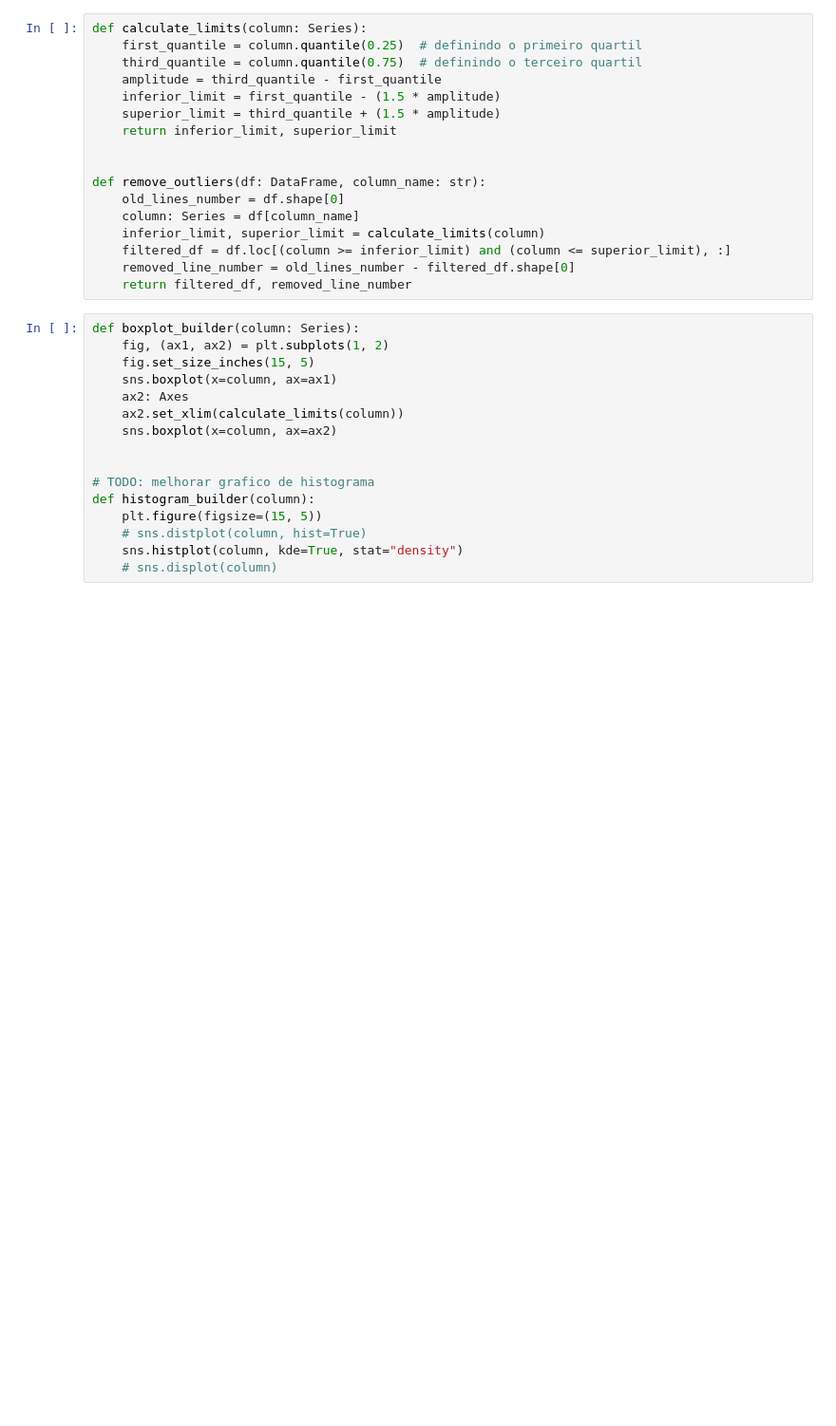
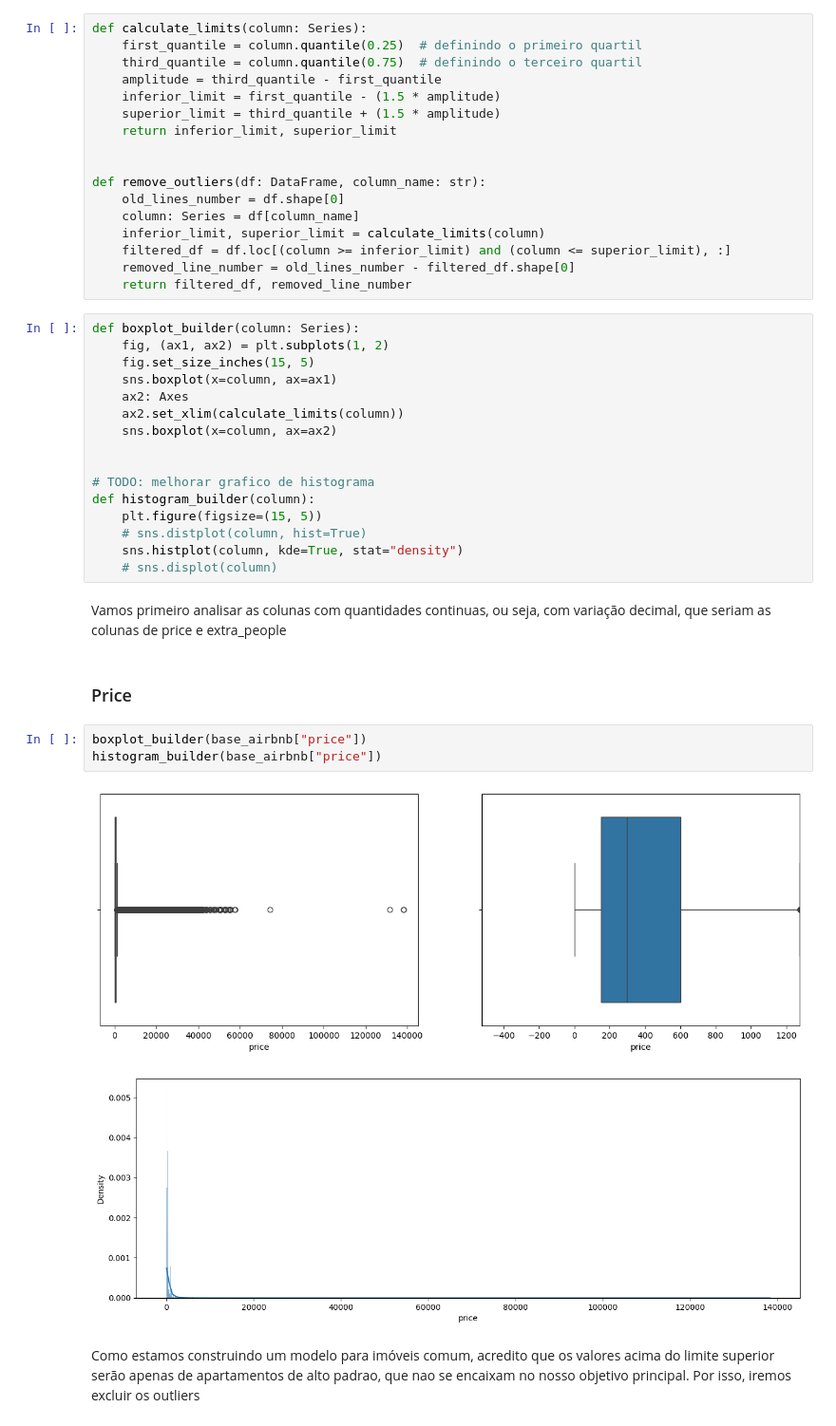
Before and after one commit to ghrisss/Wily, a Jupyter notebook: main.ipynb, the cells around one changed output. Shown at 95% size. Saved outputs shown, nothing was run; the diff lists cells and outputs as text; blank space fills up the shorter version.

Commit message:
chore: analise de outliers para o primeira coluna dos dados do modelo

```diff
--- a/main.ipynb
+++ b/main.ipynb
@@ -244,3 +244,15 @@ def histogram_builder(column):
     # sns.distplot(column, hist=True)
     sns.histplot(column, kde=True, stat="density")
     # sns.displot(column)
+# %% [markdown]
+Vamos primeiro analisar as colunas com quantidades continuas, ou seja, com variação decimal, que seriam as colunas de price e extra_people
+# %% [markdown]
+### Price
+# %%
+boxplot_builder(base_airbnb["price"])
+histogram_builder(base_airbnb["price"])
+# %% [output]
+[figure, added]
+[figure, added]
+# %% [markdown]
+Como estamos construindo um modelo para imóveis comum, acredito que os valores acima do limite superior serão apenas de apartamentos de alto padrao, que nao se encaixam no nosso objetivo principal. Por isso, iremos excluir os outliers
```
Also changed, not shown: parts of 3 cells of this notebook.
